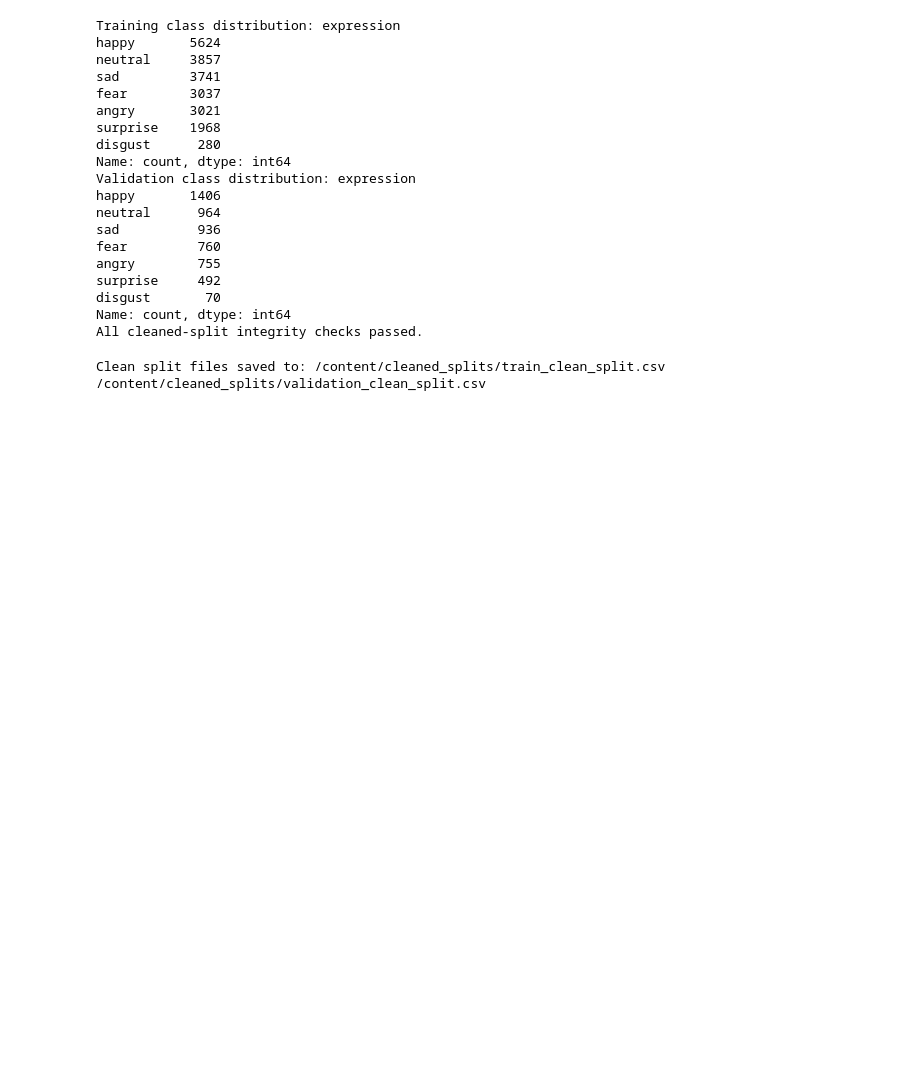
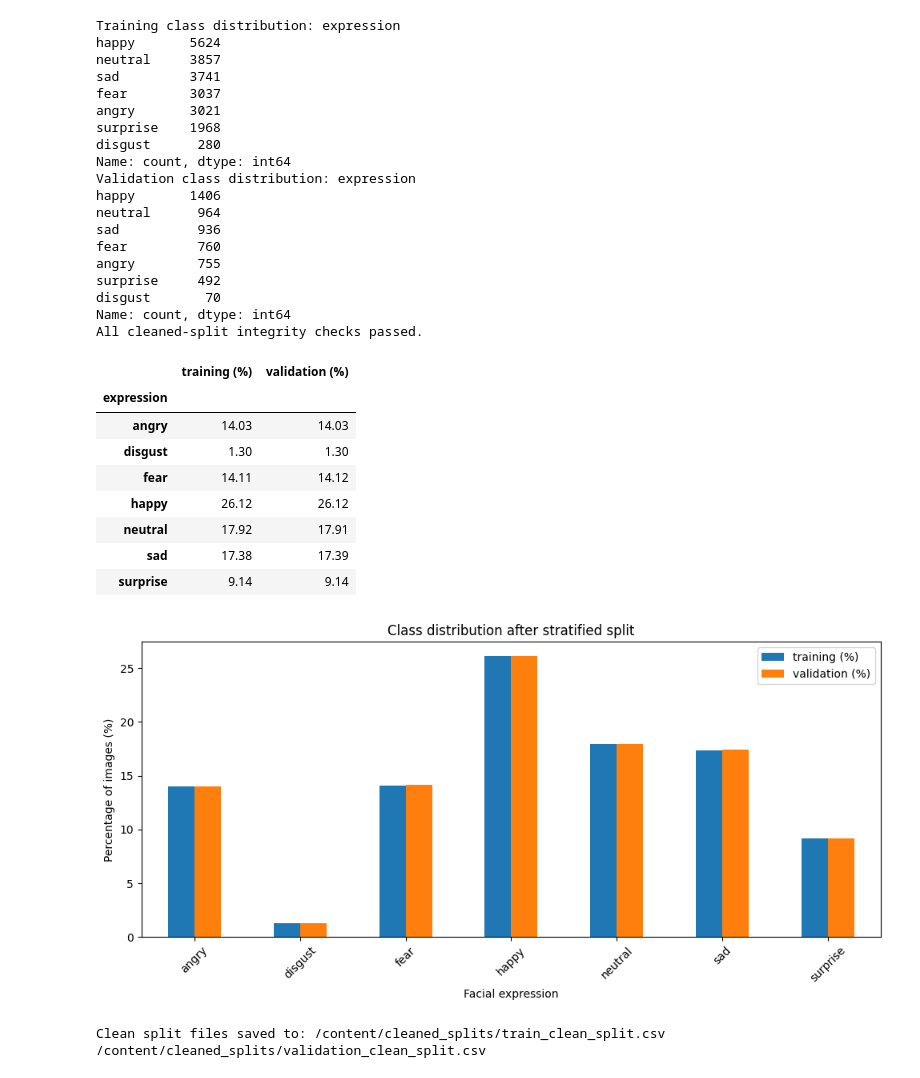
Before and after one commit to chtzortzi-alt/Tzortzi_Facial_Expressions, a Jupyter notebook: Tzortzi_Imaging_Dataset.ipynb, the cells around one changed output. Cells and saved outputs as stored; diff of their text form; code cells hidden in the pictures; blank space fills up the shorter version.

```diff
--- a/Tzortzi_Imaging_Dataset.ipynb
+++ b/Tzortzi_Imaging_Dataset.ipynb
@@ -996,6 +755,36 @@ surprise     492
 disgust       70
 Name: count, dtype: int64
 All cleaned-split integrity checks passed.
+# %%
+split_percentages = pd.DataFrame({
+    "training (%)": (train_clean_df["expression"].value_counts(normalize=True)*100),
+    "validation (%)": (val_clean_df["expression"].value_counts(normalize=True)*100)
+}).sort_index()
+
+display(split_percentages.round(2))
+
+split_percentages.plot(
+    kind="bar", figsize=(10, 5)
+)
+
+plt.title("Class distribution after stratified split")
+plt.xlabel("Facial expression")
+plt.ylabel("Percentage of images (%)")
+plt.xticks(rotation=45)
+plt.legend()
+plt.tight_layout()
+plt.show()
+# %% [output]
+|  | training (%) | validation (%) |
+| expression |  |  |
+| angry | 14.03 | 14.03 |
+| disgust | 1.30 | 1.30 |
+| fear | 14.11 | 14.12 |
+| happy | 26.12 | 26.12 |
+| neutral | 17.92 | 17.91 |
+| sad | 17.38 | 17.39 |
+| surprise | 9.14 | 9.14 |
+[figure, added]
 # %%
 from pathlib import Path
 
```
Also changed, not shown: parts of 31 cells of this notebook.
